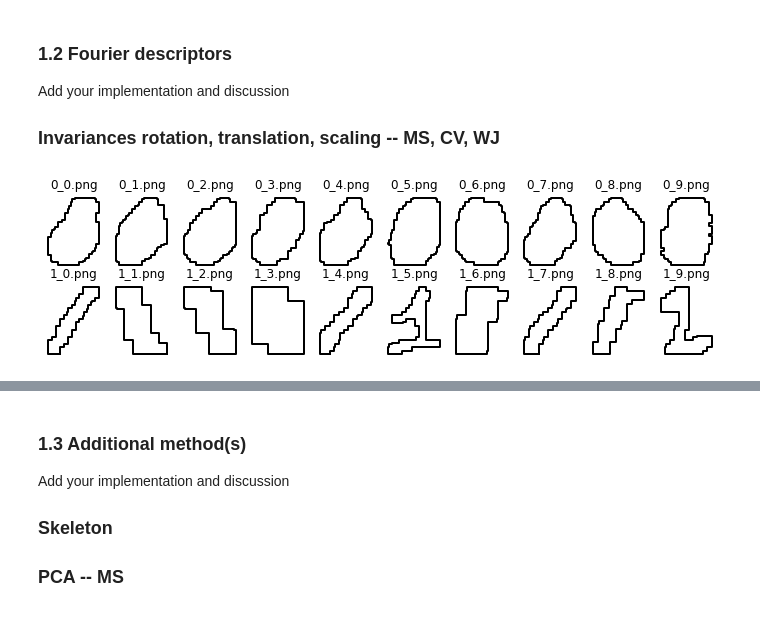
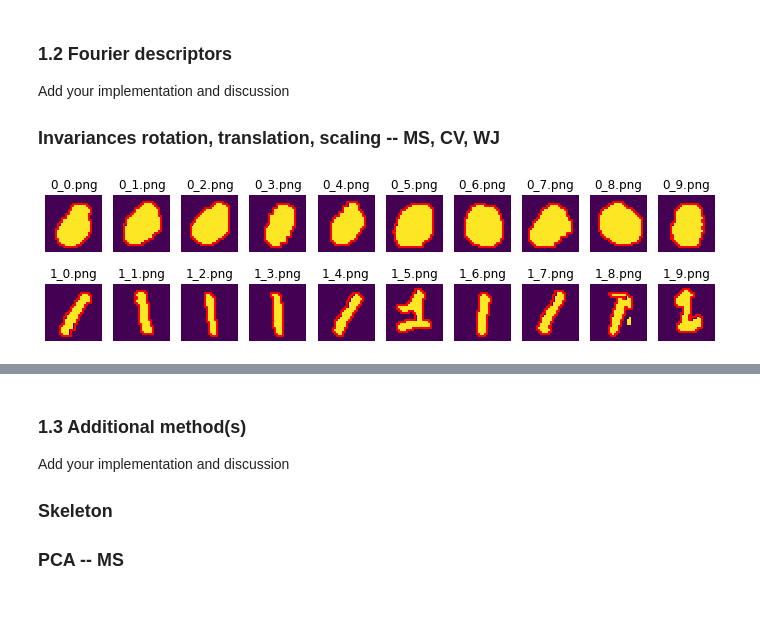
Before and after one commit to Jiang15/Image_analysis_and_pattern-recognition, a Jupyter notebook: Lab 2/lab_02_object_description.ipynb, the cells around one changed output, grey strips where cells are left out. Cells and saved outputs as stored; diff of their text form; code cells hidden in the pictures.

```diff
--- a/Lab 2/lab_02_object_description.ipynb
+++ b/Lab 2/lab_02_object_description.ipynb
@@ -85,39 +85,39 @@ import skimage.measure as measure
 
 # Convert contour into complex signals
 def convert_signal(contour):
+#     contour -= contour.mean() # do we demean the data?
     output = np.zeros((np.array(contour).shape[0],1))
-    output = contour[:,0] + 1j*contour[:,1] # Check if contour points are successive!
+    output = contour[:,1] + 1j*contour[:,0]
     return output
 # %%
 fig, axes = plt.subplots(2, len(zeros_im), figsize=(12, 3))
 contourf_1 = []
 contourf_0 = []
 # Contour detection
 for ax, im, nm in zip(axes[0], zeros_im, zeros_names):
-    im = ndimage.binary_fill_holes(im) #Outer contour only or multiple contours??
-    contours = measure.find_contours(im, 0.8)
+    im = ndimage.binary_fill_holes(im)
+    contours = measure.find_contours(im, 0)
     contour = sorted(contours, key=lambda x: len(x))[-1]
-    contourf = convert_signal(contour)
-    contourf_0.append(contourf)
-    ax.step(contour[:,1], -contour[:,0], linewidth=2, c='k')
+    contourf_0.append(convert_signal(contour))
+    ax.imshow(im)
+    ax.step(contour[:,1], contour[:,0], linewidth=2, c='r')
     ax.axis('off')
     ax.set_title(nm)
 
 for ax, im, nm in zip(axes[1], ones_im, ones_names):
     im = ndimage.binary_fill_holes(im)
     kernel = np.ones((3,3), np.uint8)
-    im = ndimage.binary_opening(im, kernel, iterations=1)
-    contours = measure.find_contours(im, 0.9)
+#     im = ndimage.binary_opening(im, kernel, iterations=1)
+    contours = measure.find_contours(im, 0)
     contour = sorted(contours, key=lambda x: len(x))[-1]
-    contourf = convert_signal(contour)
-    contourf_1.append(contourf)
-#     ax.imshow(im)
-    ax.step(contour[:,1], -contour[:,0], linewidth=2, c='k')
+    contourf_1.append(convert_signal(contour))
+    ax.imshow(im)
+    ax.step(contour[:,1], contour[:,0], linewidth=2, c='r')
     ax.axis('off')
     ax.set_title(nm)
 contourf_1 = np.array(contourf_1)
 contourf_0 = np.array(contourf_0)
 # %% [output]
-[figure, old version]
+[figure, new version]
 # %%
 f1 = 1
```
Also changed, not shown: parts of 4 cells of this notebook.
